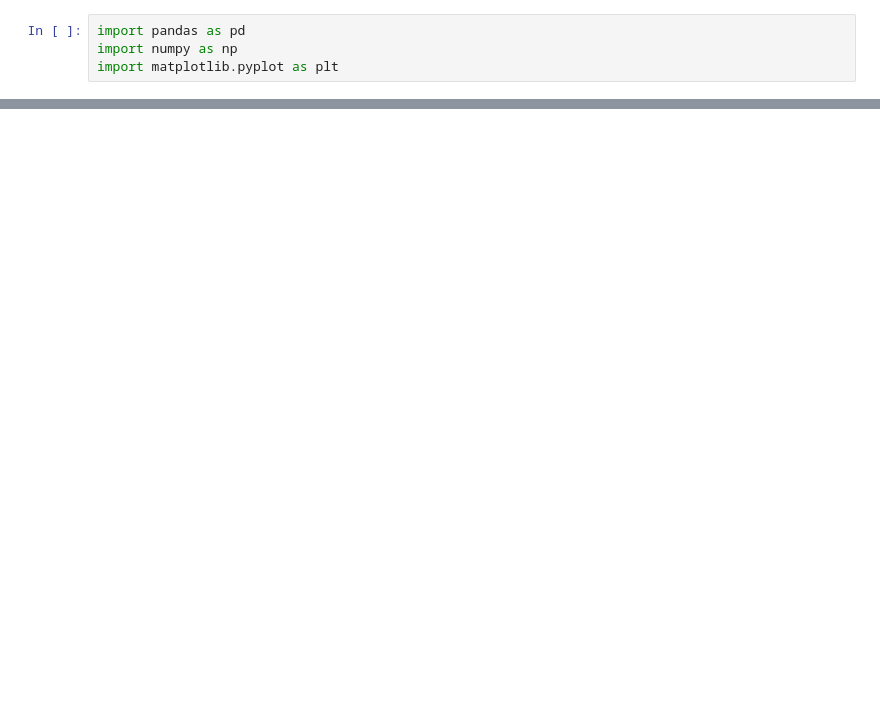
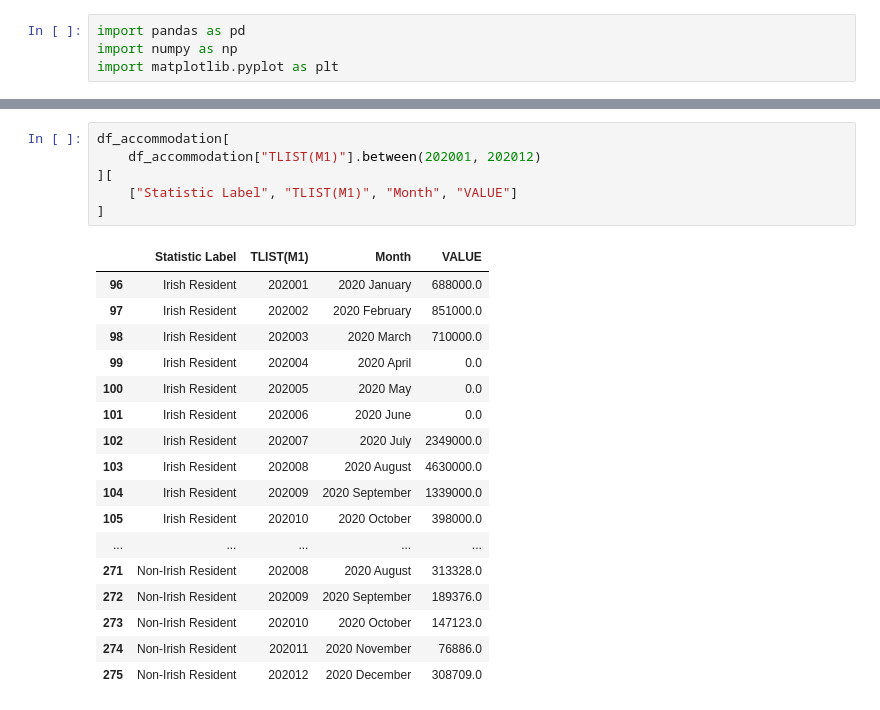
Before and after one commit to FelipeSantos63/CA1_MScDA_2024257, a Jupyter notebook: CA_1_Analyses.ipynb, the cells around one changed output, grey strips where cells are left out. Saved outputs shown, nothing was run; the diff lists cells and outputs as text; blank space fills up the shorter version.

```diff
--- a/CA_1_Analyses.ipynb
+++ b/CA_1_Analyses.ipynb
@@ -59,0 +249,24 @@ df.head(10)
+# %%
+df_accommodation[
+    df_accommodation["TLIST(M1)"].between(202001, 202012)
+][
+    ["Statistic Label", "TLIST(M1)", "Month", "VALUE"]
+]
+# %% [output]
+|  | Statistic Label | TLIST(M1) | Month | VALUE |
+| 96 | Irish Resident | 202001 | 2020 January | 688000.0 |
+| 97 | Irish Resident | 202002 | 2020 February | 851000.0 |
+| 98 | Irish Resident | 202003 | 2020 March | 710000.0 |
+| 99 | Irish Resident | 202004 | 2020 April | 0.0 |
+| 100 | Irish Resident | 202005 | 2020 May | 0.0 |
+| 101 | Irish Resident | 202006 | 2020 June | 0.0 |
+| 102 | Irish Resident | 202007 | 2020 July | 2349000.0 |
+| 103 | Irish Resident | 202008 | 2020 August | 4630000.0 |
+| 104 | Irish Resident | 202009 | 2020 September | 1339000.0 |
+| 105 | Irish Resident | 202010 | 2020 October | 398000.0 |
+| ... | ... | ... | ... | ... |
+| 271 | Non-Irish Resident | 202008 | 2020 August | 313328.0 |
+| 272 | Non-Irish Resident | 202009 | 2020 September | 189376.0 |
+| 273 | Non-Irish Resident | 202010 | 2020 October | 147123.0 |
+| 274 | Non-Irish Resident | 202011 | 2020 November | 76886.0 |
+| 275 | Non-Irish Resident | 202012 | 2020 December | 308709.0 |
```
Also changed, not shown: parts of 25 cells of this notebook.
